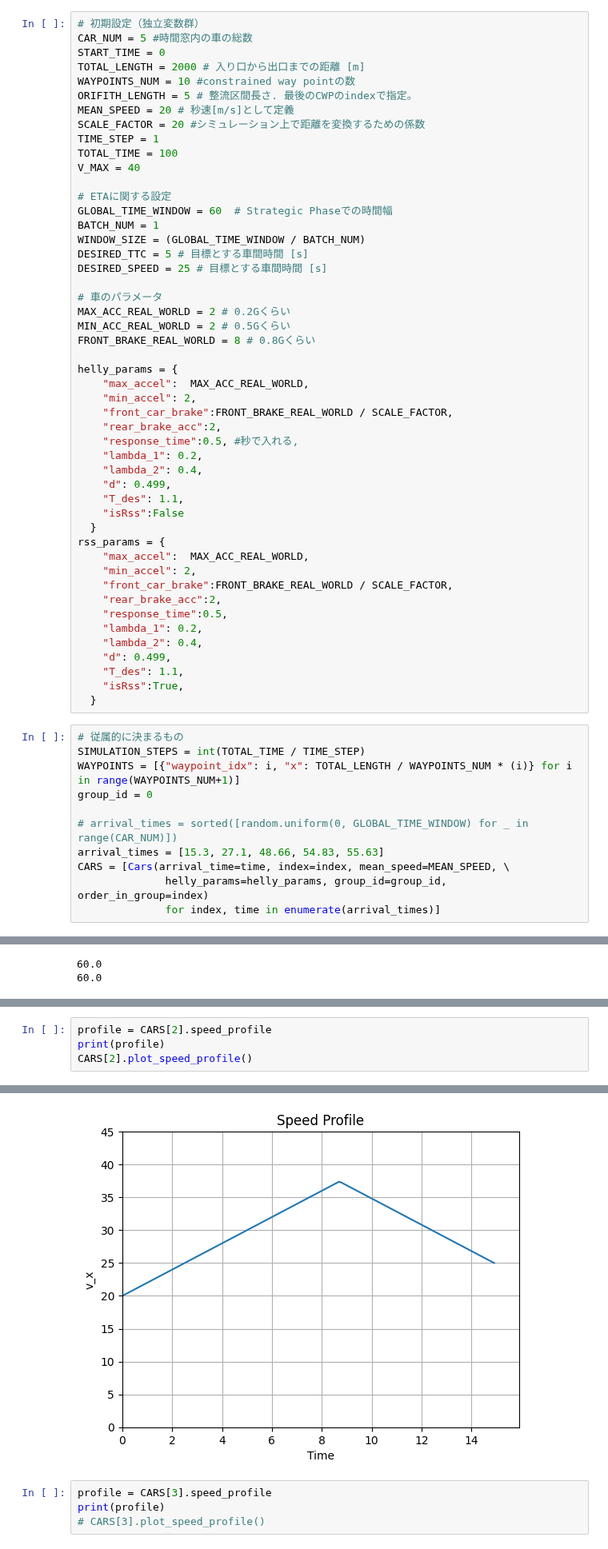
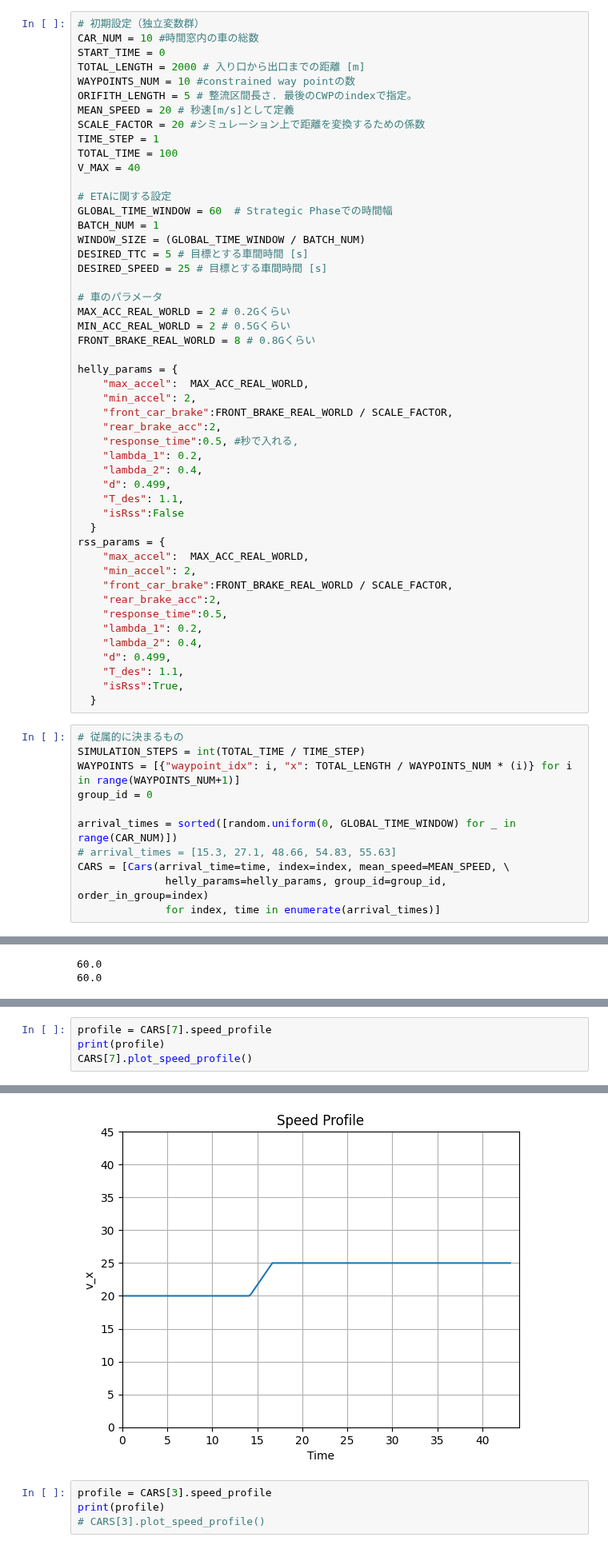
Before and after one commit to Aki-Fujita/drone_simulation, a Jupyter notebook: work/research_log/eta/notebooks/simulator.ipynb, the cells around one changed output, grey strips where cells are left out. Shown at 80% size. Cells and saved outputs as stored; diff of their text form.

```diff
--- a/work/research_log/eta/notebooks/simulator.ipynb
+++ b/work/research_log/eta/notebooks/simulator.ipynb
@@ -31,7 +31,7 @@ from utils import find_delta_v_list, find_delta_x_list
   が成立する。
 # %%
 # 初期設定（独立変数群）
-CAR_NUM = 5 #時間窓内の車の総数
+CAR_NUM = 10 #時間窓内の車の総数
 START_TIME = 0
 TOTAL_LENGTH = 2000 # 入り口から出口までの距離 [m]
 WAYPOINTS_NUM = 10 #constrained way pointの数
@@ -84,8 +84,8 @@ SIMULATION_STEPS = int(TOTAL_TIME / TIME_STEP)
 WAYPOINTS = [{"waypoint_idx": i, "x": TOTAL_LENGTH / WAYPOINTS_NUM * (i)} for i in range(WAYPOINTS_NUM+1)]
 group_id = 0
 
-# arrival_times = sorted([random.uniform(0, GLOBAL_TIME_WINDOW) for _ in range(CAR_NUM)])
-arrival_times = [15.3, 27.1, 48.66, 54.83, 55.63]
+arrival_times = sorted([random.uniform(0, GLOBAL_TIME_WINDOW) for _ in range(CAR_NUM)])
+# arrival_times = [15.3, 27.1, 48.66, 54.83, 55.63]
 CARS = [Cars(arrival_time=time, index=index, mean_speed=MEAN_SPEED, \
               helly_params=helly_params, group_id=group_id, order_in_group=index)
               for index, time in enumerate(arrival_times)]
@@ -170,5 +170,5 @@ cwp_table.plot()
 # %%
-profile = CARS[2].speed_profile
+profile = CARS[7].speed_profile
 print(profile)
-CARS[2].plot_speed_profile()
+CARS[7].plot_speed_profile()
 # %% [output]
@@ -176,4 +176,4 @@ CARS[2].plot_speed_profile()
-[figure, old version]
+[figure, new version]
 # %%
 profile = CARS[3].speed_profile
 print(profile)
```
Also changed, not shown: parts of 3 cells of this notebook, 2 other files.
